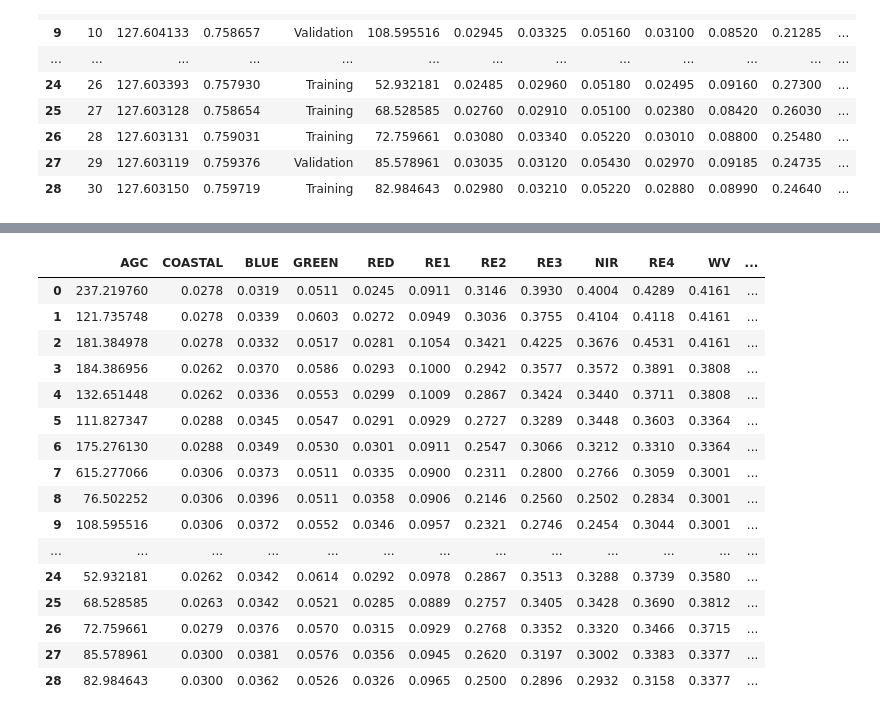
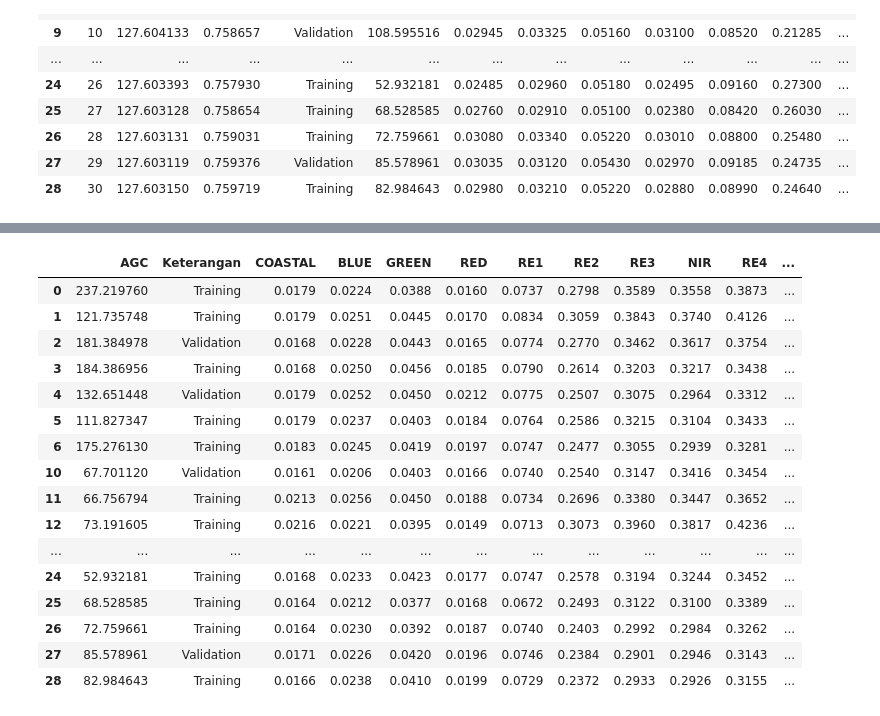
Before and after one commit to ramiqcom/mangrove-sofifi, a Jupyter notebook: notebook/2.modelling.ipynb, the cells around one changed output, grey strips where cells are left out. Drawn from its saved outputs; the diff is of its cells as text; code cells hidden in the pictures.

```diff
--- a/notebook/2.modelling.ipynb
+++ b/notebook/2.modelling.ipynb
@@ -34,3 +75,24 @@ sample
 | 26 | 28 | 127.603131 | 0.759031 | Training | 72.759661 | 0.03080 | 0.03340 | 0.05220 | 0.03010 | 0.08800 | 0.25480 | ... |
 | 27 | 29 | 127.603119 | 0.759376 | Validation | 85.578961 | 0.03035 | 0.03120 | 0.05430 | 0.02970 | 0.09185 | 0.24735 | ... |
 | 28 | 30 | 127.603150 | 0.759719 | Training | 82.984643 | 0.02980 | 0.03210 | 0.05220 | 0.02880 | 0.08990 | 0.24640 | ... |
+# %%
+# Sample and normalized
+label = "AGC"
+
+plt.figure(figsize=(8, 4))
+plt.subplot(1, 2, 1)
+plt.title("AGC Original")
+plt.hist(sample[label], bins=30)
+
+# Filter sample
+mean = sample[label].mean()
+std = sample[label].std()
+multiplier = 2
+mask = (sample[label] >= (mean - (std * multiplier))) & (
+    sample[label] <= (mean + (std * multiplier))
+)
+sample_normal = sample[mask]
+
+plt.subplot(1, 2, 2)
+plt.title("AGC Normalized")
+plt.hist(sample_normal[label], bins=30)
@@ -37,8 +112,8 @@ sample
 # %%
 # Make sample ito geodataframe
-geometry = points(sample["X"], sample["Y"])
-sample = gpd.GeoDataFrame(sample, geometry=geometry, crs="EPSG:4326")
+geometry = points(sample_normal["X"], sample_normal["Y"])
+sample_normal = gpd.GeoDataFrame(sample_normal, geometry=geometry, crs="EPSG:4326")
 
-ax = sample.plot(column="AGC", cmap="YlGn")
+ax = sample_normal.plot(column="AGC", cmap="YlGn")
 add_basemap(ax=ax, crs="EPSG:4326")
 # %% [output]
@@ -48,7 +123,7 @@ indices = [
     dict(name="NDMI", band1="NIR", band2="SWIR1", cmap="RdYlGn"),
     dict(name="NBR", band1="NIR", band2="SWIR2", cmap="RdYlGn"),
     dict(name="NBR2", band1="SWIR1", band2="SWIR2", cmap="RdYlGn"),
-    # dict(name="NDWI", band1="GREEN", band2="NIR", cmap="RdBu"),
+    dict(name="NDWI", band1="GREEN", band2="NIR", cmap="RdBu"),
     dict(name="MNDWI", band1="GREEN", band2="SWIR1", cmap="RdBu"),
     dict(name="MNDWI2", band1="GREEN", band2="SWIR2", cmap="RdBu"),
     dict(name="NDVI", band1="NIR", band2="RED", cmap="RdYlGn"),
@@ -72,8 +147,8 @@ band_map_s2 = dict(
 )
 # %%
 # Sample images
-extract = sample.copy()[["AGC"]]
-coords = [coord for coord in zip(sample.geometry.x, sample.geometry.y)]
+extract = sample_normal.copy()[["AGC", "Keterangan"]]
+coords = [coord for coord in zip(sample_normal.geometry.x, sample_normal.geometry.y)]
 
 # Bands
 bands_s2 = [
@@ -94,13 +169,16 @@ bands_s2 = [
 bands_s1 = ["VV", "VH"]
 
 with rio.open(S2_URL) as source:
-    extract[bands_s2] = [data / 1e4 for data in source.sample(coords)]
+    extract[bands_s2] = [data for data in source.sample(coords)]
 
 with rio.open(S1_URL) as source:
-    extract[bands_s1] = [data / 1e4 for data in source.sample(coords)]
+    extract[bands_s1] = [data for data in source.sample(coords)]
 
 # Filter sample
-extract = extract[(extract["BLUE"] > 0) & (extract["VV"] > 0)]
+extract = extract[(extract["BLUE"] != -9999) & (extract["VV"] != -9999)]
+
+extract[bands_s2] = extract[bands_s2] / 1e4
+extract[bands_s1] = extract[bands_s1] / 1e3
 
 # Calculate indices
 for x in range(len(indices)):
@@ -112,50 +190,53 @@ for x in range(len(indices)):
     extract[name] = (extract[band1] - extract[band2]) / (
         extract[band1] + extract[band2]
     )
 
 # Calculate other custom indices
 extract["DVI"] = extract["NIR"] - extract["RED"]
 extract["EVI"] = (
     2.5
     * (extract["NIR"] - extract["RED"])
     / (extract["NIR"] + 6 * extract["RED"] - 7.5 * extract["BLUE"] + 1)
 )
 extract["EVI2"] = (
     2.5
     * (extract["NIR"] - extract["RED"])
     / (extract["NIR"] + 2.4 * extract["RED"] + 1)
 )
 extract["SAVI"] = (
     1.5 * (extract["NIR"] - extract["RED"]) / (extract["NIR"] + extract["RED"] + 0.5)
 )
 extract["CLRE"] = (extract["NIR"] / extract["RE1"]) - 1
 extract["MCARI"] = (
     ((extract["RE1"] - extract["RED"]) - (0.2 * extract["RE1"] - extract["GREEN"]))
     * extract["RE1"]
     / extract["NIR"]
 )
 extract["IRECI"] = (extract["NIR"] - extract["RED"]) / (extract["RE1"] / extract["RE2"])
 extract["RVI"] = (4 * extract["VH"]) / (extract["VV"] / extract["VH"])
 
+# Filter only mangrove like
+extract = extract[(extract["NDMI"] > 0.5) & (extract["NDWI"] < 0)]
+
 extract
 # %% [output]
-|  | AGC | COASTAL | BLUE | GREEN | RED | RE1 | RE2 | RE3 | NIR | RE4 | WV | ... |
-| 0 | 237.219760 | 0.0278 | 0.0319 | 0.0511 | 0.0245 | 0.0911 | 0.3146 | 0.3930 | 0.4004 | 0.4289 | 0.4161 | ... |
-| 1 | 121.735748 | 0.0278 | 0.0339 | 0.0603 | 0.0272 | 0.0949 | 0.3036 | 0.3755 | 0.4104 | 0.4118 | 0.4161 | ... |
-| 2 | 181.384978 | 0.0278 | 0.0332 | 0.0517 | 0.0281 | 0.1054 | 0.3421 | 0.4225 | 0.3676 | 0.4531 | 0.4161 | ... |
-| 3 | 184.386956 | 0.0262 | 0.0370 | 0.0586 | 0.0293 | 0.1000 | 0.2942 | 0.3577 | 0.3572 | 0.3891 | 0.3808 | ... |
-| 4 | 132.651448 | 0.0262 | 0.0336 | 0.0553 | 0.0299 | 0.1009 | 0.2867 | 0.3424 | 0.3440 | 0.3711 | 0.3808 | ... |
-| 5 | 111.827347 | 0.0288 | 0.0345 | 0.0547 | 0.0291 | 0.0929 | 0.2727 | 0.3289 | 0.3448 | 0.3603 | 0.3364 | ... |
-| 6 | 175.276130 | 0.0288 | 0.0349 | 0.0530 | 0.0301 | 0.0911 | 0.2547 | 0.3066 | 0.3212 | 0.3310 | 0.3364 | ... |
-| 7 | 615.277066 | 0.0306 | 0.0373 | 0.0511 | 0.0335 | 0.0900 | 0.2311 | 0.2800 | 0.2766 | 0.3059 | 0.3001 | ... |
-| 8 | 76.502252 | 0.0306 | 0.0396 | 0.0511 | 0.0358 | 0.0906 | 0.2146 | 0.2560 | 0.2502 | 0.2834 | 0.3001 | ... |
-| 9 | 108.595516 | 0.0306 | 0.0372 | 0.0552 | 0.0346 | 0.0957 | 0.2321 | 0.2746 | 0.2454 | 0.3044 | 0.3001 | ... |
+|  | AGC | Keterangan | COASTAL | BLUE | GREEN | RED | RE1 | RE2 | RE3 | NIR | RE4 | ... |
+| 0 | 237.219760 | Training | 0.0179 | 0.0224 | 0.0388 | 0.0160 | 0.0737 | 0.2798 | 0.3589 | 0.3558 | 0.3873 | ... |
+| 1 | 121.735748 | Training | 0.0179 | 0.0251 | 0.0445 | 0.0170 | 0.0834 | 0.3059 | 0.3843 | 0.3740 | 0.4126 | ... |
+| 2 | 181.384978 | Validation | 0.0168 | 0.0228 | 0.0443 | 0.0165 | 0.0774 | 0.2770 | 0.3462 | 0.3617 | 0.3754 | ... |
+| 3 | 184.386956 | Training | 0.0168 | 0.0250 | 0.0456 | 0.0185 | 0.0790 | 0.2614 | 0.3203 | 0.3217 | 0.3438 | ... |
+| 4 | 132.651448 | Validation | 0.0179 | 0.0252 | 0.0450 | 0.0212 | 0.0775 | 0.2507 | 0.3075 | 0.2964 | 0.3312 | ... |
+| 5 | 111.827347 | Training | 0.0179 | 0.0237 | 0.0403 | 0.0184 | 0.0764 | 0.2586 | 0.3215 | 0.3104 | 0.3433 | ... |
+| 6 | 175.276130 | Training | 0.0183 | 0.0245 | 0.0419 | 0.0197 | 0.0747 | 0.2477 | 0.3055 | 0.2939 | 0.3281 | ... |
+| 10 | 67.701120 | Validation | 0.0161 | 0.0206 | 0.0403 | 0.0166 | 0.0740 | 0.2540 | 0.3147 | 0.3416 | 0.3454 | ... |
+| 11 | 66.756794 | Training | 0.0213 | 0.0256 | 0.0450 | 0.0188 | 0.0734 | 0.2696 | 0.3380 | 0.3447 | 0.3652 | ... |
+| 12 | 73.191605 | Training | 0.0216 | 0.0221 | 0.0395 | 0.0149 | 0.0713 | 0.3073 | 0.3960 | 0.3817 | 0.4236 | ... |
 | ... | ... | ... | ... | ... | ... | ... | ... | ... | ... | ... | ... | ... |
-| 24 | 52.932181 | 0.0262 | 0.0342 | 0.0614 | 0.0292 | 0.0978 | 0.2867 | 0.3513 | 0.3288 | 0.3739 | 0.3580 | ... |
-| 25 | 68.528585 | 0.0263 | 0.0342 | 0.0521 | 0.0285 | 0.0889 | 0.2757 | 0.3405 | 0.3428 | 0.3690 | 0.3812 | ... |
-| 26 | 72.759661 | 0.0279 | 0.0376 | 0.0570 | 0.0315 | 0.0929 | 0.2768 | 0.3352 | 0.3320 | 0.3466 | 0.3715 | ... |
-| 27 | 85.578961 | 0.0300 | 0.0381 | 0.0576 | 0.0356 | 0.0945 | 0.2620 | 0.3197 | 0.3002 | 0.3383 | 0.3377 | ... |
-| 28 | 82.984643 | 0.0300 | 0.0362 | 0.0526 | 0.0326 | 0.0965 | 0.2500 | 0.2896 | 0.2932 | 0.3158 | 0.3377 | ... |
+| 24 | 52.932181 | Training | 0.0168 | 0.0233 | 0.0423 | 0.0177 | 0.0747 | 0.2578 | 0.3194 | 0.3244 | 0.3452 | ... |
+| 25 | 68.528585 | Training | 0.0164 | 0.0212 | 0.0377 | 0.0168 | 0.0672 | 0.2493 | 0.3122 | 0.3100 | 0.3389 | ... |
+| 26 | 72.759661 | Training | 0.0164 | 0.0230 | 0.0392 | 0.0187 | 0.0740 | 0.2403 | 0.2992 | 0.2984 | 0.3262 | ... |
+| 27 | 85.578961 | Validation | 0.0171 | 0.0226 | 0.0420 | 0.0196 | 0.0746 | 0.2384 | 0.2901 | 0.2946 | 0.3143 | ... |
+| 28 | 82.984643 | Training | 0.0166 | 0.0238 | 0.0410 | 0.0199 | 0.0729 | 0.2372 | 0.2933 | 0.2926 | 0.3155 | ... |
 # %%
 # Calculate the R2 correlation per bands
 # Plot correlation between AGB and variables/features
```
Also changed, not shown: parts of 15 cells of this notebook, 1 other file.
